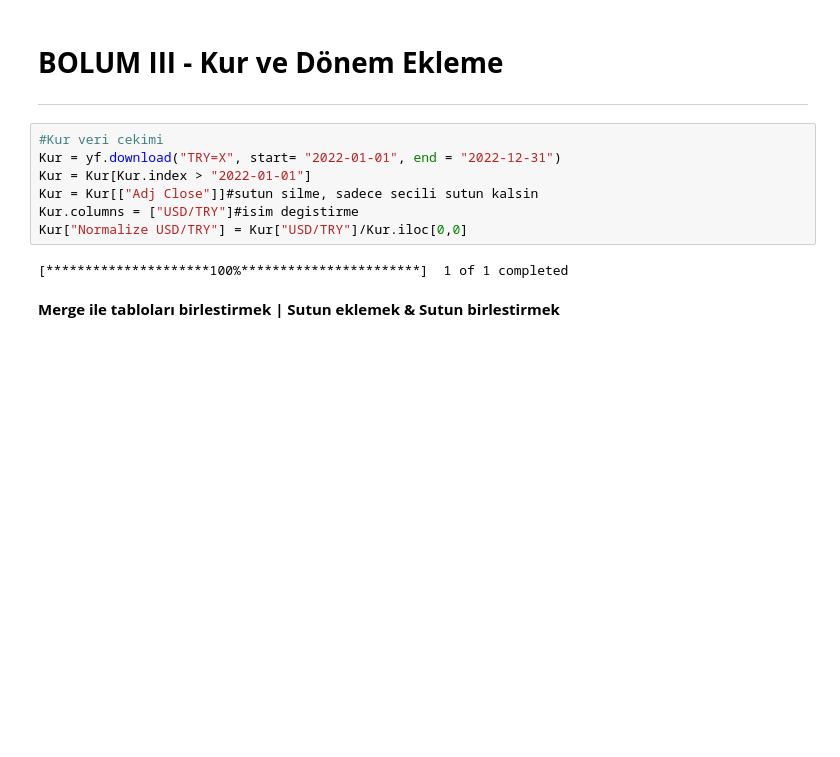
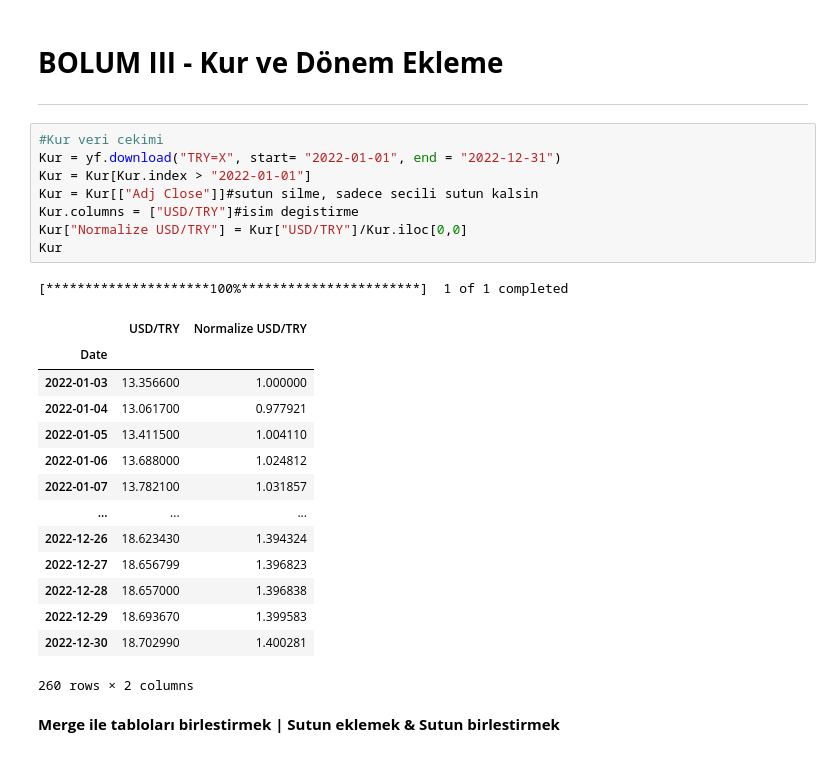
Before and after one commit to Recepurkun/GMKA_Recep_Urkun, a Jupyter notebook: DersNotlari.ipynb, the cells around one changed output. Drawn from its saved outputs; the diff is of its cells as text; blank space fills up the shorter version.

```diff
--- a/DersNotlari.ipynb
+++ b/DersNotlari.ipynb
@@ -267,12 +268,27 @@ fig_3.show()
 # %%
 #Kur veri cekimi
 Kur = yf.download("TRY=X", start= "2022-01-01", end = "2022-12-31")
 Kur = Kur[Kur.index > "2022-01-01"]
 Kur = Kur[["Adj Close"]]#sutun silme, sadece secili sutun kalsin
 Kur.columns = ["USD/TRY"]#isim degistirme
 Kur["Normalize USD/TRY"] = Kur["USD/TRY"]/Kur.iloc[0,0]
+Kur
 # %% [output]
 [*********************100%***********************]  1 of 1 completed
+|  | USD/TRY | Normalize USD/TRY |
+| Date |  |  |
+| 2022-01-03 | 13.356600 | 1.000000 |
+| 2022-01-04 | 13.061700 | 0.977921 |
+| 2022-01-05 | 13.411500 | 1.004110 |
+| 2022-01-06 | 13.688000 | 1.024812 |
+| 2022-01-07 | 13.782100 | 1.031857 |
+| ... | ... | ... |
+| 2022-12-26 | 18.623430 | 1.394324 |
+| 2022-12-27 | 18.656799 | 1.396823 |
+| 2022-12-28 | 18.657000 | 1.396838 |
+| 2022-12-29 | 18.693670 | 1.399583 |
+| 2022-12-30 | 18.702990 | 1.400281 |
+260 rows × 2 columns
 # %% [markdown]
 **Merge ile tabloları birlestirmek | Sutun eklemek & Sutun birlestirmek**
 # %%
```
Also changed, not shown: parts of 23 cells of this notebook.
